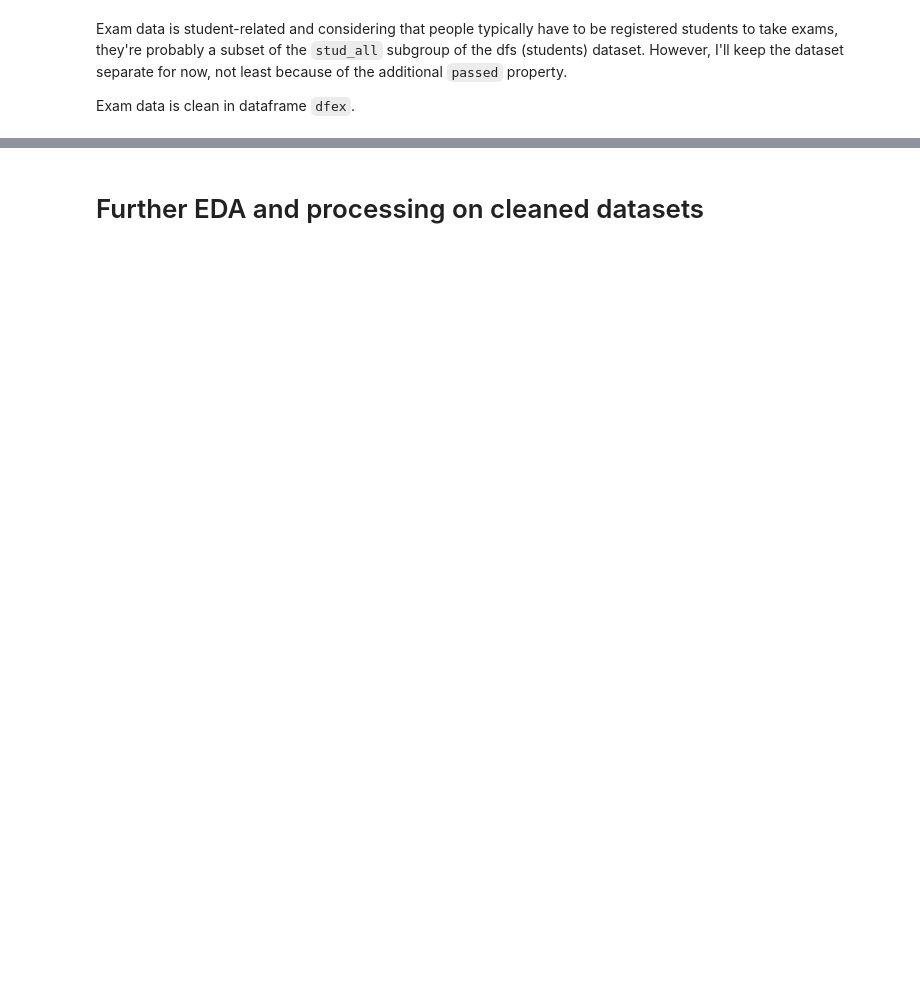
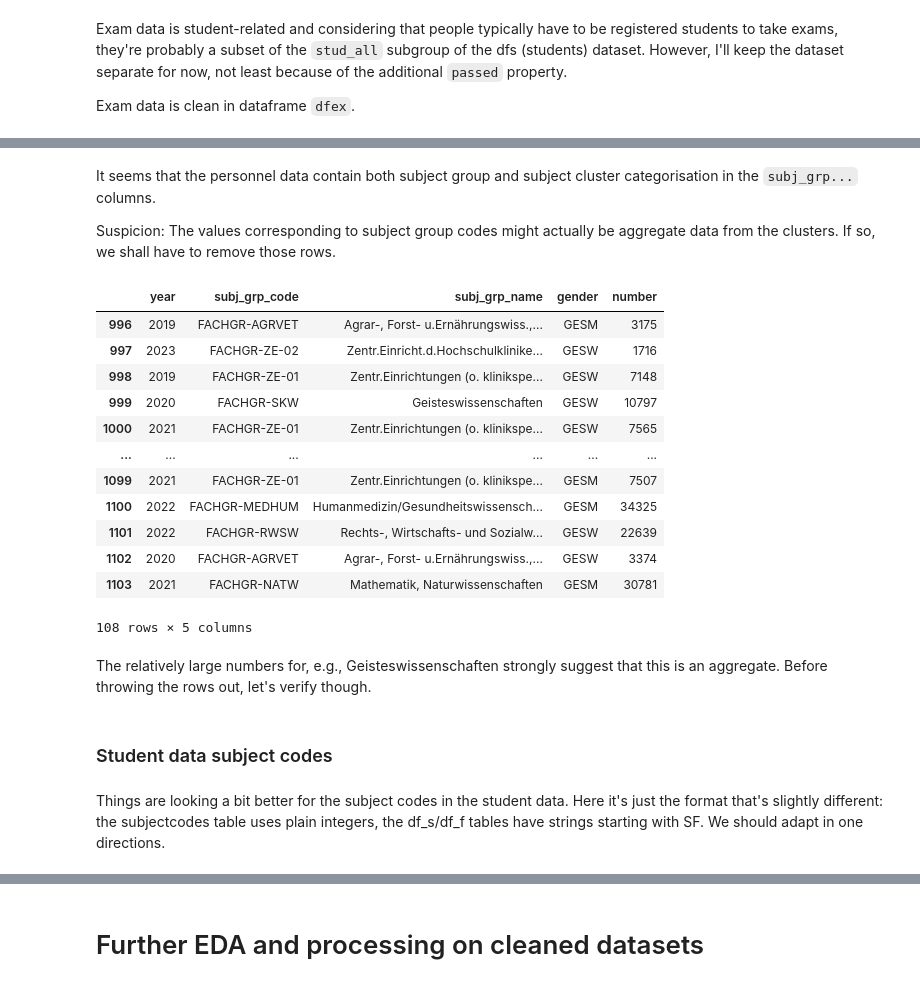
Before and after one commit to gfkpth/project-2-eda-sql, a Jupyter notebook: core_EDA.ipynb, the cells around one changed output, grey strips where cells are left out. Cells and saved outputs as stored; diff of their text form; code cells hidden in the pictures; blank space fills up the shorter version.

```diff
--- a/core_EDA.ipynb
+++ b/core_EDA.ipynb
@@ -384,6 +476,3 @@ Similar to the student datasets above, the general personnel data and the profes
-# %%
-pers['subgroup'] = 'p_all'
-prof['subgroup'] = 'p_prof'
 # %%
 # inspecting personnel data structure to identify column structure
 pers.head().T
@@ -408,7 +524,8 @@ pers_rename ={
     'value': 'number'
 }
 # %%
-dfp = clean_dat(pd.concat([pers,prof]),pers_drop,pers_rename,'./datasets/clean_personnel_GER_2018_2023.csv',insgesamt=True)
+df_pers = clean_dat(pers,pers_drop,pers_rename,'./datasets/clean_pers_all_GER_2018_2023.csv',insgesamt=True)
+df_prof = clean_dat(prof,pers_drop,pers_rename,'./datasets/clean_prof_GER_2018_2023.csv',insgesamt=True)
 # %%
 # # keeping this code here for documentation, cleaning implemented in function `clean_dat` now
 
@@ -429,0 +624,26 @@ dfp.loc[dfp.subgroup == 'p_prof','subj_grp_code'].unique()
+# %% [markdown]
+It seems that the personnel data contain both subject group and subject cluster categorisation in the `subj_grp...` columns.
+
+Suspicion: The values corresponding to subject group codes might actually be aggregate data from the clusters. If so, we shall have to remove those rows.
+# %%
+df_pers.loc[(df_pers.subj_grp_code.isin(df_prof.subj_grp_code.unique()))]
+# %% [output]
+|  | year | subj_grp_code | subj_grp_name | gender | number |
+| 996 | 2019 | FACHGR-AGRVET | Agrar-, Forst- u.Ernährungswiss.,... | GESM | 3175 |
+| 997 | 2023 | FACHGR-ZE-02 | Zentr.Einricht.d.Hochschulklinike... | GESW | 1716 |
+| 998 | 2019 | FACHGR-ZE-01 | Zentr.Einrichtungen (o. klinikspe... | GESW | 7148 |
+| 999 | 2020 | FACHGR-SKW | Geisteswissenschaften | GESW | 10797 |
+| 1000 | 2021 | FACHGR-ZE-01 | Zentr.Einrichtungen (o. klinikspe... | GESW | 7565 |
+| ... | ... | ... | ... | ... | ... |
+| 1099 | 2021 | FACHGR-ZE-01 | Zentr.Einrichtungen (o. klinikspe... | GESM | 7507 |
+| 1100 | 2022 | FACHGR-MEDHUM | Humanmedizin/Gesundheitswissensch... | GESM | 34325 |
+| 1101 | 2022 | FACHGR-RWSW | Rechts-, Wirtschafts- und Sozialw... | GESW | 22639 |
+| 1102 | 2020 | FACHGR-AGRVET | Agrar-, Forst- u.Ernährungswiss.,... | GESW | 3374 |
+| 1103 | 2021 | FACHGR-NATW | Mathematik, Naturwissenschaften | GESM | 30781 |
+108 rows × 5 columns
+# %% [markdown]
+The relatively large numbers for, e.g., Geisteswissenschaften strongly suggest that this is an aggregate. Before throwing the rows out, let's verify though.
+# %% [markdown]
+### Student data subject codes
+# %% [markdown]
+Things are looking a bit better for the subject codes in the student data. Here it's just the format that's slightly different: the subjectcodes table uses plain integers, the df_s/df_f tables have strings starting with SF. We should adapt in one directions.
```
Also changed, not shown: parts of 44 cells of this notebook, 8 other files.
